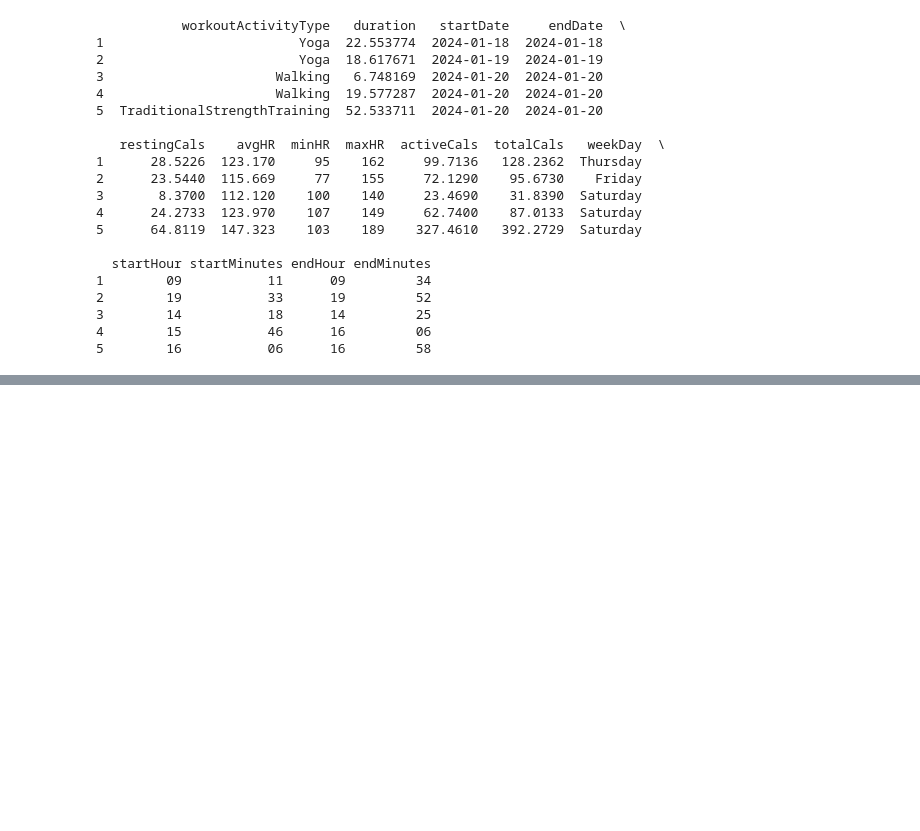
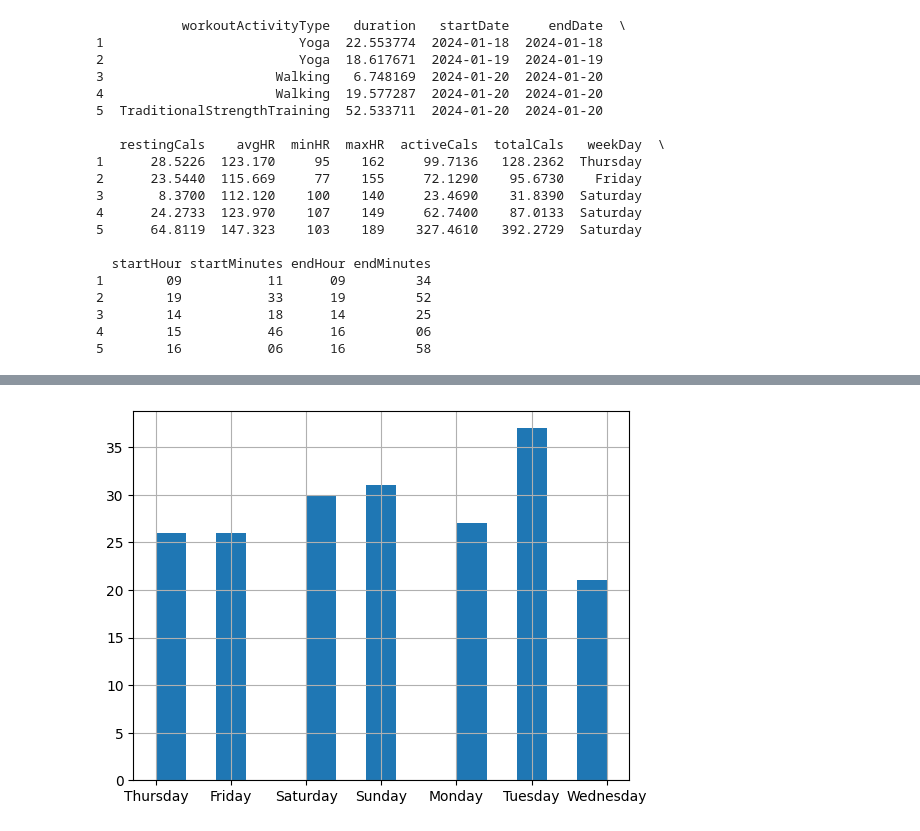
Before and after one commit to mtennier/fitness-ml, a Jupyter notebook: explore.ipynb, the cells around one changed output, grey strips where cells are left out. Cells and saved outputs as stored; diff of their text form; code cells hidden in the pictures; blank space fills up the shorter version.

```diff
--- a/explore.ipynb
+++ b/explore.ipynb
@@ -165,0 +170,6 @@ print(records.head())
+# %%
+# plot histogram of exercises per weekday
+records['weekDay'].hist(bins=15)
+plt.show()
+# %% [output]
+[figure, added]
```
Also changed, not shown: parts of 5 cells of this notebook.
